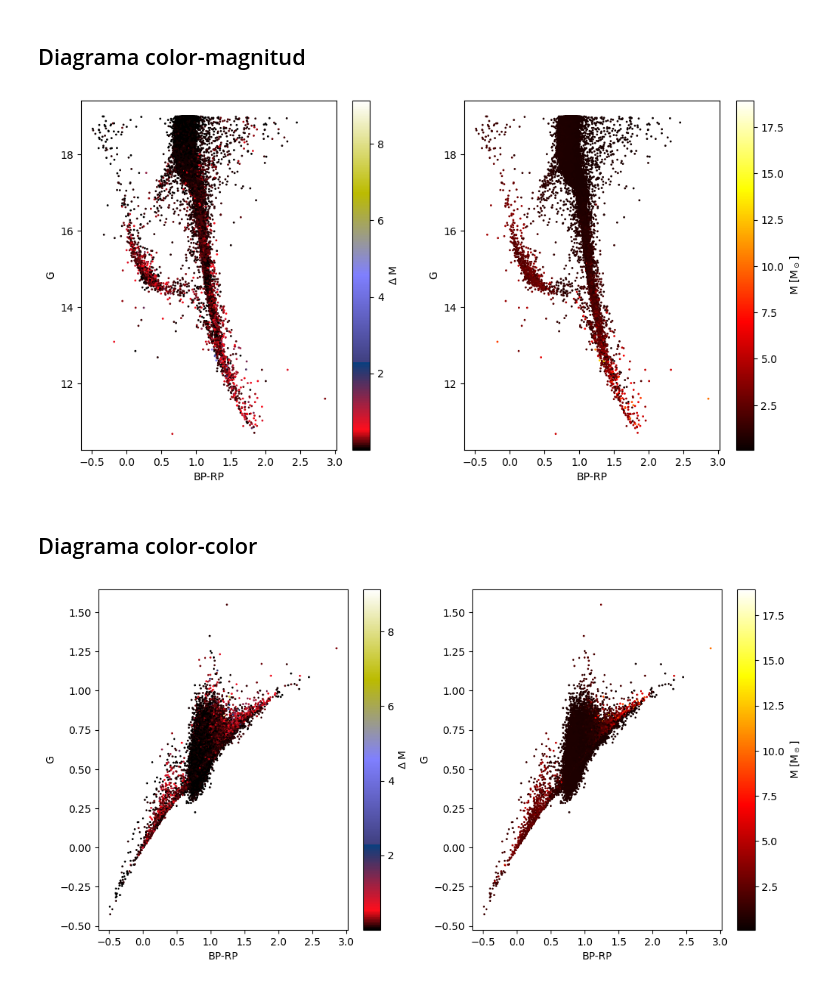
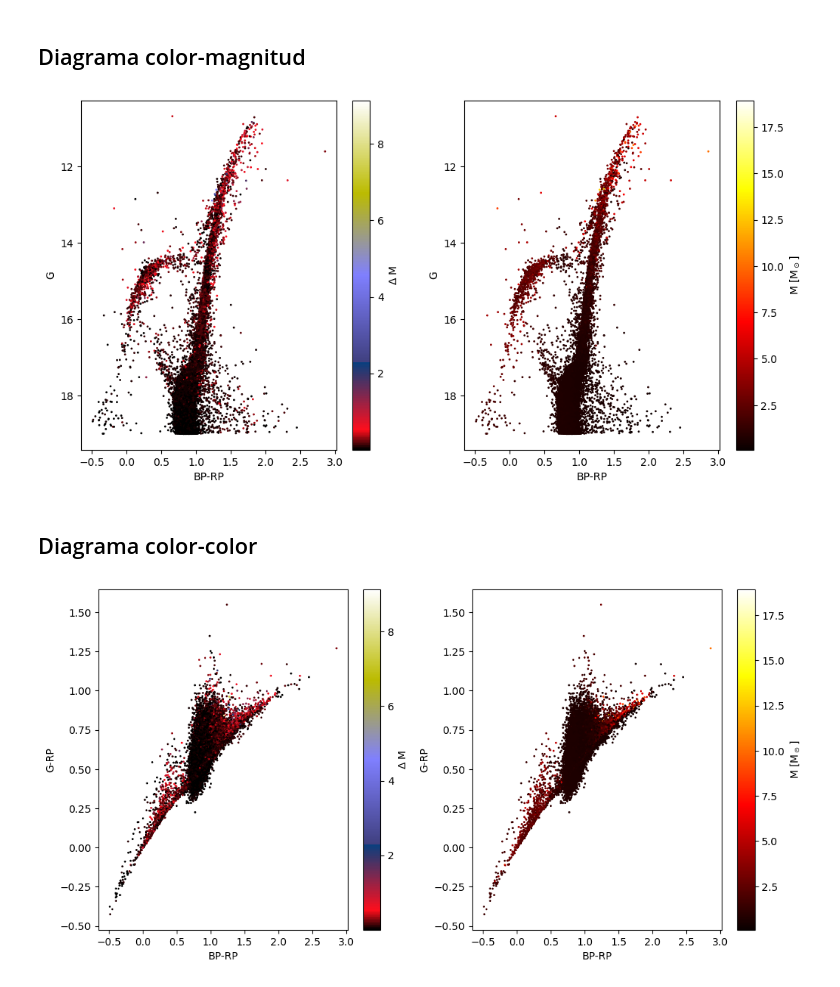
Before and after one commit to bejacore/trabajo-de-grado, a Jupyter notebook: notebooks/02-calculo_masas.ipynb, the cells around one changed output. Drawn from its saved outputs; the diff is of its cells as text; code cells hidden in the pictures.

Commit message:
Fix CMD by inverting y-axis

```diff
--- a/notebooks/02-calculo_masas.ipynb
+++ b/notebooks/02-calculo_masas.ipynb
@@ -241,28 +241,30 @@ Ms = cluster_members_mass.loc[:, 'M']
 # %%
 fig, ax = plt.subplots(1, 2, figsize=(12, 6))
 
 ax0 = ax[0].scatter(cluster_members_mass['BP-RP'],
                     cluster_members_mass['Gmag'],
                     c=DM_max,
                     cmap='gist_stern',
                     s=1)
+ax[0].invert_yaxis()
 ax[0].set_xlabel('BP-RP')
 ax[0].set_ylabel('G')
 
 fig.colorbar(ax0, ax=ax[0], label=r'$\Delta$ M')
 
 ax1 = ax[1].scatter(cluster_members_mass['BP-RP'],
                     cluster_members_mass['Gmag'],
                     c=Ms,
                     cmap='hot',
                     s=1)
+ax[1].invert_yaxis()
 ax[1].set_xlabel('BP-RP')
 ax[1].set_ylabel('G')
 
 fig.colorbar(ax1, ax=ax[1], label=r'M [M$_\odot$]')
 plt.show()
 # %% [output]
-[figure, old version]
+[figure, new version]
 # %% [markdown]
 ## Diagrama color-color
 # %%
@@ -274,7 +276,7 @@ ax0 = ax[0].scatter(cluster_members_mass['BP-RP'],
                     cmap='gist_stern',
                     s=1)
 ax[0].set_xlabel('BP-RP')
-ax[0].set_ylabel('G')
+ax[0].set_ylabel('G-RP')
 
 fig.colorbar(ax0, ax=ax[0], label=r'$\Delta$ M')
 
@@ -284,12 +286,12 @@ ax1 = ax[1].scatter(cluster_members_mass['BP-RP'],
                     cmap='hot',
                     s=1)
 ax[1].set_xlabel('BP-RP')
-ax[1].set_ylabel('G')
+ax[1].set_ylabel('G-RP')
 
 fig.colorbar(ax1, ax=ax[1], label=r'M [M$_\odot$]')
 plt.show()
 # %% [output]
-[figure, old version]
+[figure, new version]
 # %%
 fig, ax = plt.subplots(1, 2, figsize=(12, 6))
 
```
Also changed, not shown: parts of 1 cell of this notebook.
